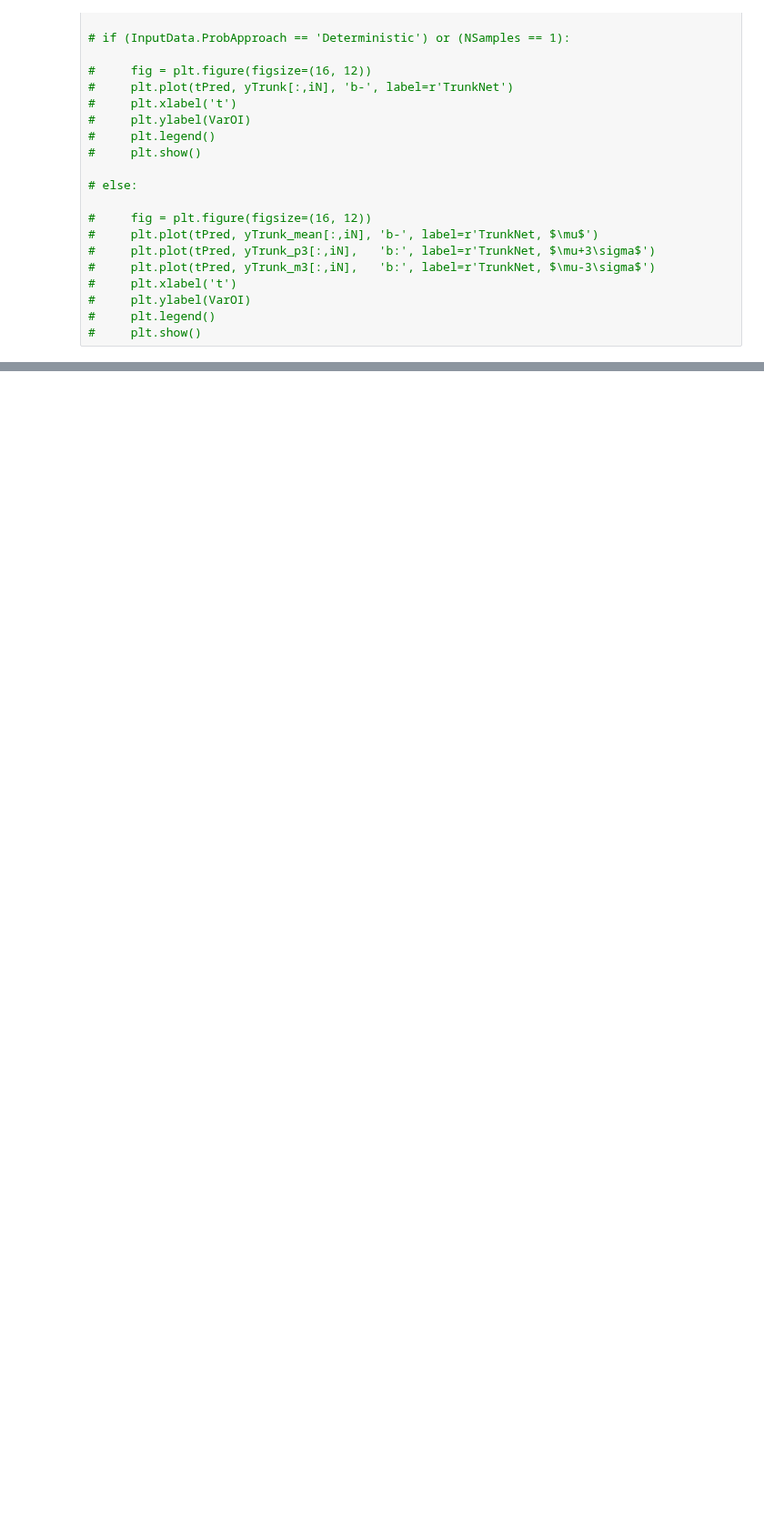
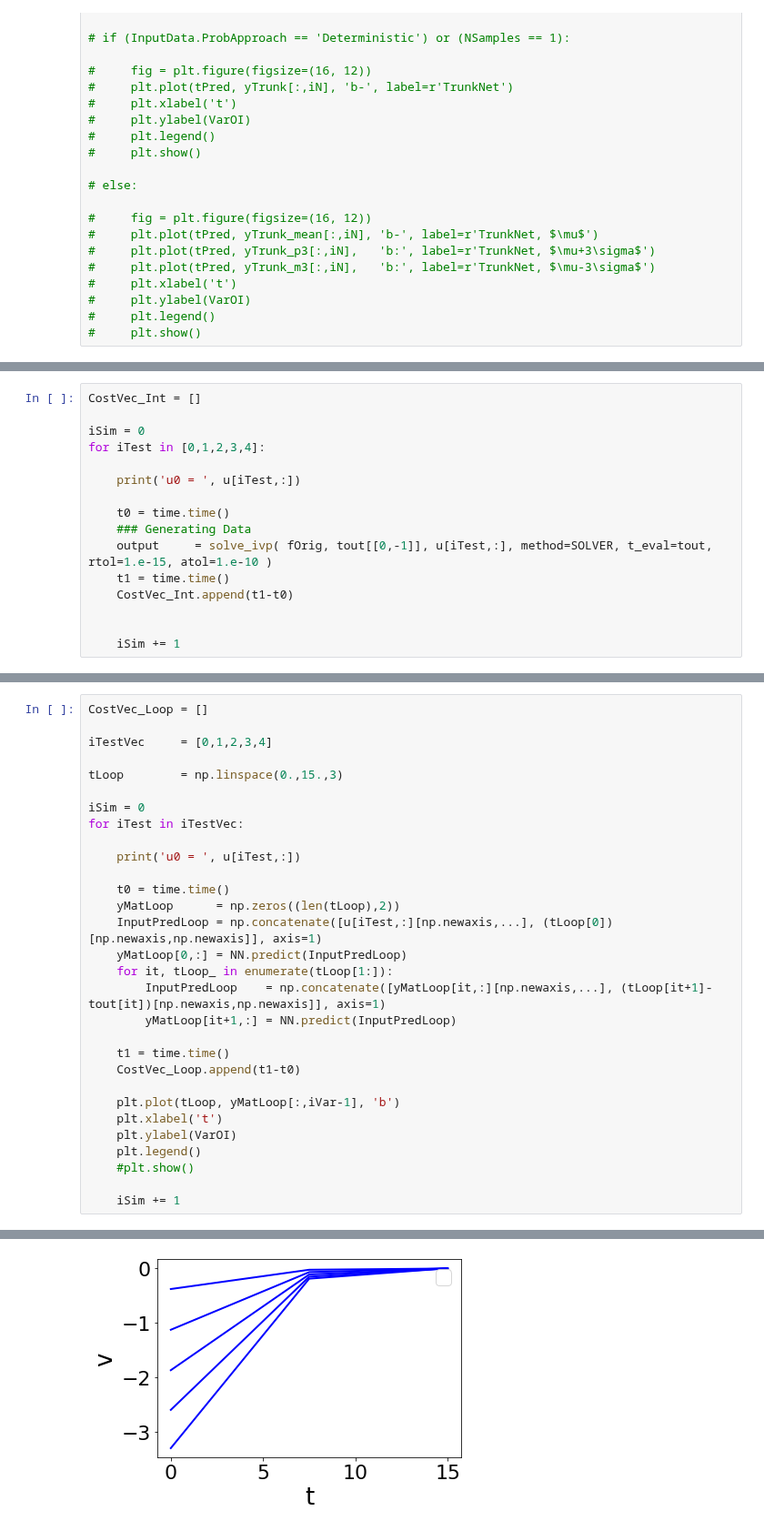
Before and after one commit to simoneventuri/ROMNet_, a Jupyter notebook: scripts/postprocessing/MassSpringDamper/DeepONet/Predict_DeepONet.ipynb, the cells around one changed output, grey strips where cells are left out. Shown at 91% size. Drawn from its saved outputs; the diff is of its cells as text; blank space fills up the shorter version.

```diff
--- a/scripts/postprocessing/MassSpringDamper/DeepONet/Predict_DeepONet.ipynb
+++ b/scripts/postprocessing/MassSpringDamper/DeepONet/Predict_DeepONet.ipynb
@@ -390,0 +382,16 @@ Trunk.layers[2].weights
+# %%
+CostVec_Int = []
+
+iSim = 0
+for iTest in [0,1,2,3,4]:
+
+    print('u0 = ', u[iTest,:])
+
+    t0 = time.time()
+    ### Generating Data
+    output     = solve_ivp( fOrig, tout[[0,-1]], u[iTest,:], method=SOLVER, t_eval=tout, rtol=1.e-15, atol=1.e-10 )
+    t1 = time.time()
+    CostVec_Int.append(t1-t0)
+
+
+    iSim += 1
@@ -390,0 +404,31 @@ Trunk.layers[2].weights
+# %%
+CostVec_Loop = []
+
+iTestVec     = [0,1,2,3,4]
+
+tLoop        = np.linspace(0.,15.,3)
+
+iSim = 0
+for iTest in iTestVec:
+
+    print('u0 = ', u[iTest,:])
+
+    t0 = time.time()
+    yMatLoop      = np.zeros((len(tLoop),2))
+    InputPredLoop = np.concatenate([u[iTest,:][np.newaxis,...], (tLoop[0])[np.newaxis,np.newaxis]], axis=1)
+    yMatLoop[0,:] = NN.predict(InputPredLoop)
+    for it, tLoop_ in enumerate(tLoop[1:]):
+        InputPredLoop    = np.concatenate([yMatLoop[it,:][np.newaxis,...], (tLoop[it+1]-tout[it])[np.newaxis,np.newaxis]], axis=1)
+        yMatLoop[it+1,:] = NN.predict(InputPredLoop)
+
+    t1 = time.time()
+    CostVec_Loop.append(t1-t0)
+
+    plt.plot(tLoop, yMatLoop[:,iVar-1], 'b')
+    plt.xlabel('t')
+    plt.ylabel(VarOI)
+    plt.legend()
+    #plt.show()
+
+    iSim += 1
+# %% [output]
@@ -390,0 +445 @@ Trunk.layers[2].weights
+[figure, added]
```
Also changed, not shown: parts of 23 cells of this notebook, 29 other files.
